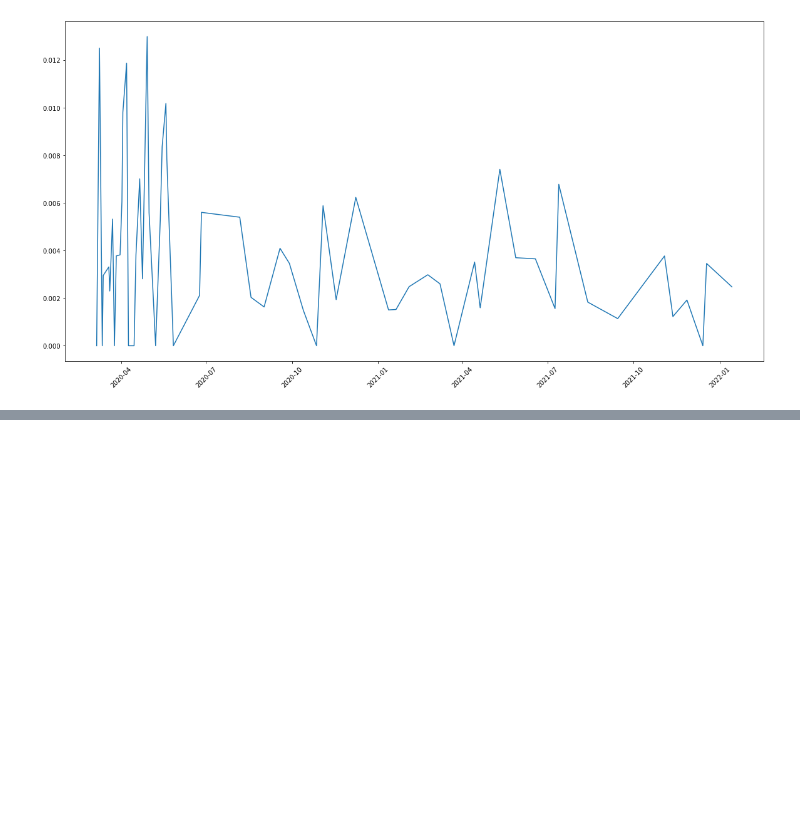
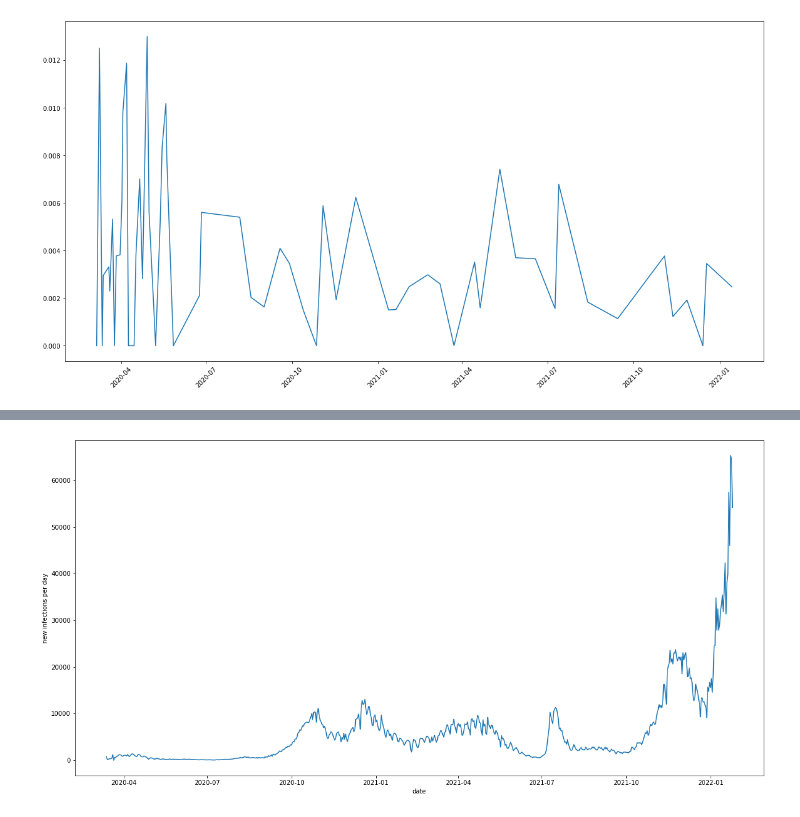
Before and after one commit to matthiasmeester/dm_project, a Jupyter notebook: src/analyses/spacy.ipynb, the cells around one changed output, grey strips where cells are left out. Cells and saved outputs as stored; diff of their text form; code cells hidden in the pictures; blank space fills up the shorter version.

```diff
--- a/src/analyses/spacy.ipynb
+++ b/src/analyses/spacy.ipynb
@@ -116,0 +117,9 @@ two_lines(x, y, x2, y2)
+# %%
+plt.plot(x2, infections.new_infections)
+plt.rcParams["figure.figsize"] = (20, 10)
+plt.xlabel('date')
+plt.ylabel('new infections per day')
+plt.savefig('output/infections.png')
+plt.show()
+# %% [output]
+[figure, added]
```
Also changed, not shown: parts of 2 cells of this notebook, 8 other files.
